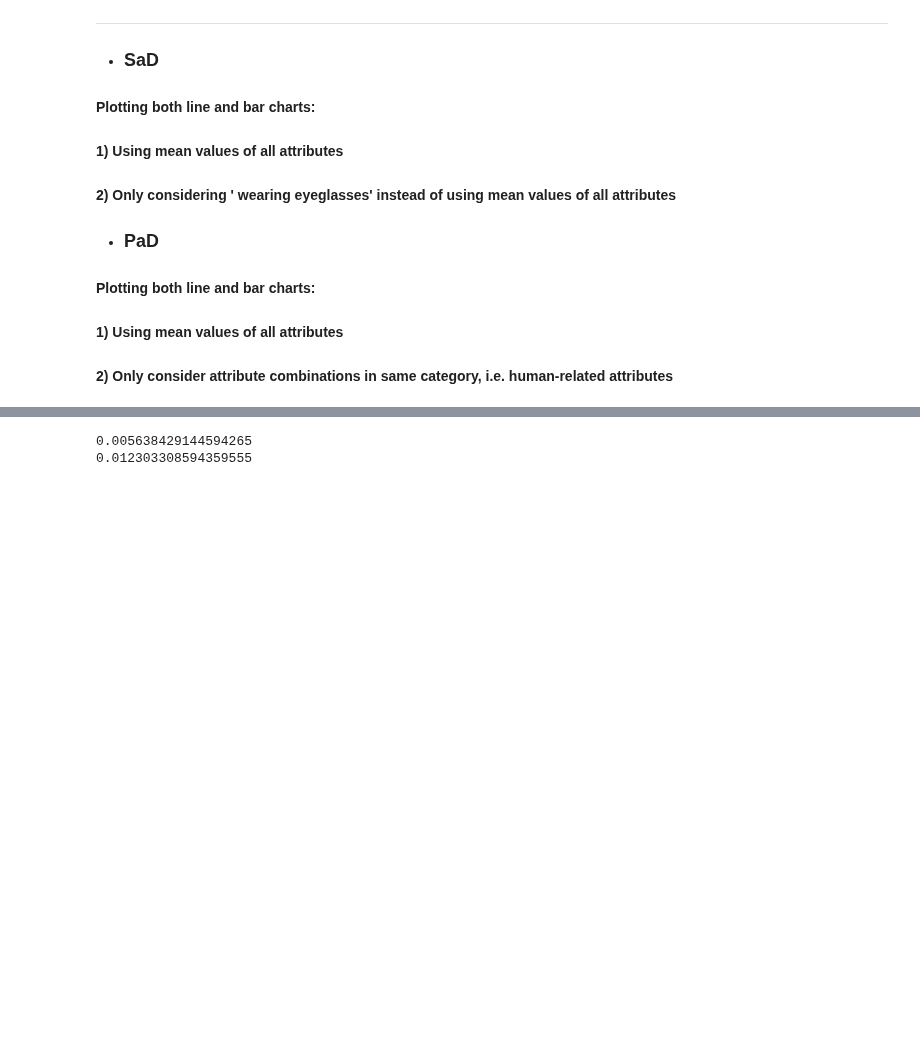
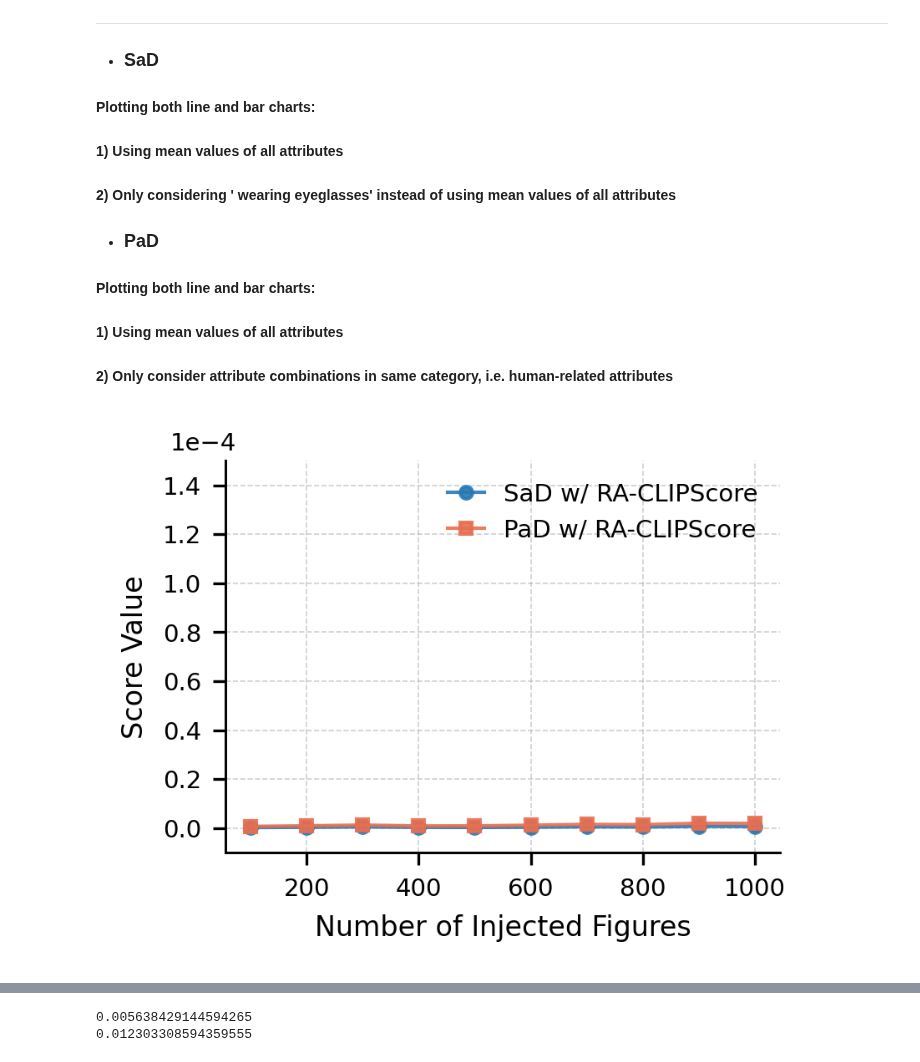
Before and after one commit to wwwfan628/ra_clipscore, a Jupyter notebook: notebooks/plot_figures_20250311.ipynb, the cells around one changed output, grey strips where cells are left out. Drawn from its saved outputs; the diff is of its cells as text; code cells hidden in the pictures; blank space fills up the shorter version.

Commit message:
update figure plotting of single image

```diff
--- a/notebooks/plot_figures_20250311.ipynb
+++ b/notebooks/plot_figures_20250311.ipynb
@@ -28,3 +28,96 @@ furniture_attr_list = ['sofa', 'chair', 'bed', 'table', 'closet', 'bookshelf', '
 #### Plotting both line and bar charts:
 #### 1) Using mean values of all attributes
 #### 2) Only consider attribute combinations in same category, i.e. human-related attributes
+# %%
+# read experiment results from the path
+base_path = '/Users/yifanlu/Downloads/injection_20_EvalCS_local_vit/ffhq'
+base_path_original = '/Users/yifanlu/Downloads/results_dir/ffhq_20_USER_ffhq'
+dirs = sorted((f for f in os.listdir(base_path) if f.startswith("ffhq_50k")), key=my_key)
+dirs_original = sorted((f for f in os.listdir(base_path_original) if f.startswith("ffhq_50k")), key=my_key)
+sad = []
+pad = []
+sad_original = []
+pad_original = []
+
+for dir in dirs:
+    dir_path = os.path.join(base_path, dir)
+    with open(f'{dir_path}/experiment_results_dict.pkl', 'rb') as f:
+        results = pickle.load(f)
+        sad.append(results['reverse_KL_single'].mean())
+        pad.append(results['reverse_KL_pair'].mean())
+        # pad.append(results['f_distance_pair'][results['attr_list'].index('makeup')])
+
+#for dir in dirs_original:
+#    dir_path = os.path.join(base_path_original, dir)
+#    with open(f'{dir_path}/experiment_results_dict.pkl', 'rb') as f:
+#        results = pickle.load(f)
+#        sad_original.append(results['SaD'][:,0].mean())
+#        pad_original.append(results['PaD'][:,0].mean())
+
+# ----- Example data -----
+experiments = list(range(100,1100,100))
+scores = {
+    "SaD w/ RA-CLIPScore": np.array(sad),
+    "PaD w/ RA-CLIPScore": np.array(pad),
+#    "original SaD": np.array(sad_original),
+#    "original PaD": np.array(pad_original),
+}
+
+# ----- CVPR-style colors (color-blind safe) -----
+colors = {
+    "SaD w/ RA-CLIPScore": "#2878B5",        # blue
+    "PaD w/ RA-CLIPScore": "#E76F51",        # orange
+#    "original SaD": "#2A9D8F",  # teal-green
+#    "original PaD": "#F4A261",     # amber
+}
+
+# ----- Figure setup -----
+plt.rcParams.update({
+    "font.size": 8,
+    "axes.labelsize": 8,
+    "xtick.labelsize": 7,
+    "ytick.labelsize": 7,
+    "legend.fontsize": 7,
+    "axes.linewidth": 0.7,
+})
+
+fig, ax = plt.subplots(figsize=(3.0, 2.0), dpi=300)
+
+# ----- Plot lines -----
+markers = ['o', 's', 'D', '^']
+for (label, values), color, marker in zip(scores.items(), colors.values(), markers):
+    ax.plot(
+        experiments, values,
+        label=label,
+        color=color,
+        marker=marker,
+        markersize=3.5,
+        linewidth=1.0,
+        alpha=0.9,
+    )
+
+# ----- Axes & grid -----
+ax.set_xlabel("Number of Injected Figures")
+ax.set_ylabel("Score Value")
+ax.set_ylim(-1e-5, 1.5e-4)
+ax.grid(True, linestyle="--", linewidth=0.4, alpha=0.6, zorder=0)
+
+# Minimal frame
+for spine in ["top", "right"]:
+    ax.spines[spine].set_visible(False)
+
+# ----- Legend -----
+ax.legend(frameon=False, loc="best", ncol=1, handlelength=1.5, columnspacing=0.8)
+
+plt.tight_layout(pad=0.2)
+
+import matplotlib.ticker as ticker
+
+ax.ticklabel_format(axis="y", style="sci", scilimits=(-4, -4))
+ax.yaxis.get_offset_text().set_fontsize(7)  # smaller, paper-ready font
+ax.yaxis.get_offset_text().set_position((-0.1, 0))  # adjust position slightly left
+
+plt.savefig("line_ffhq.pdf", dpi=300, bbox_inches="tight")
+plt.show()
+# %% [output]
+[figure, added]
```
Also changed, not shown: parts of 1 cell of this notebook, 1 other file.
